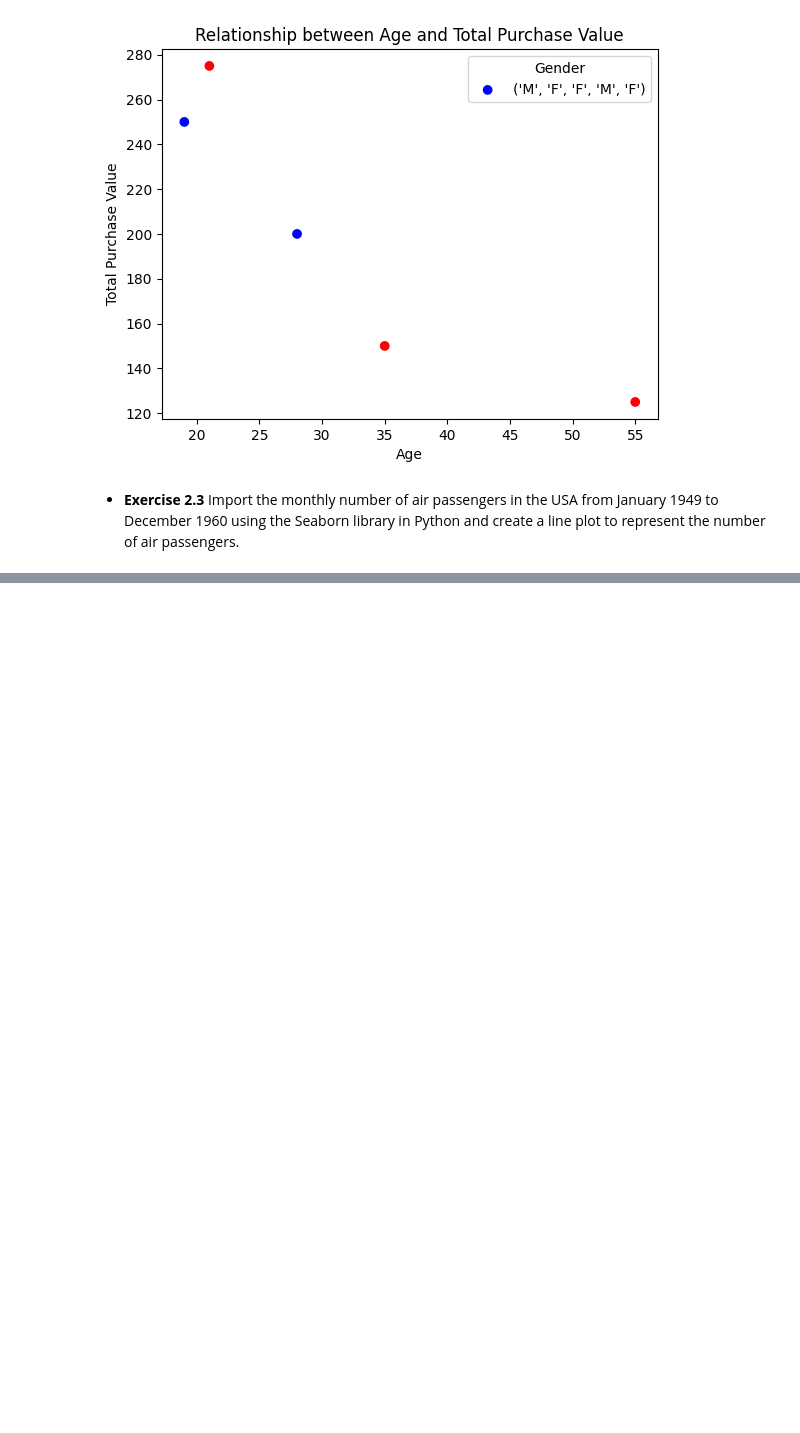
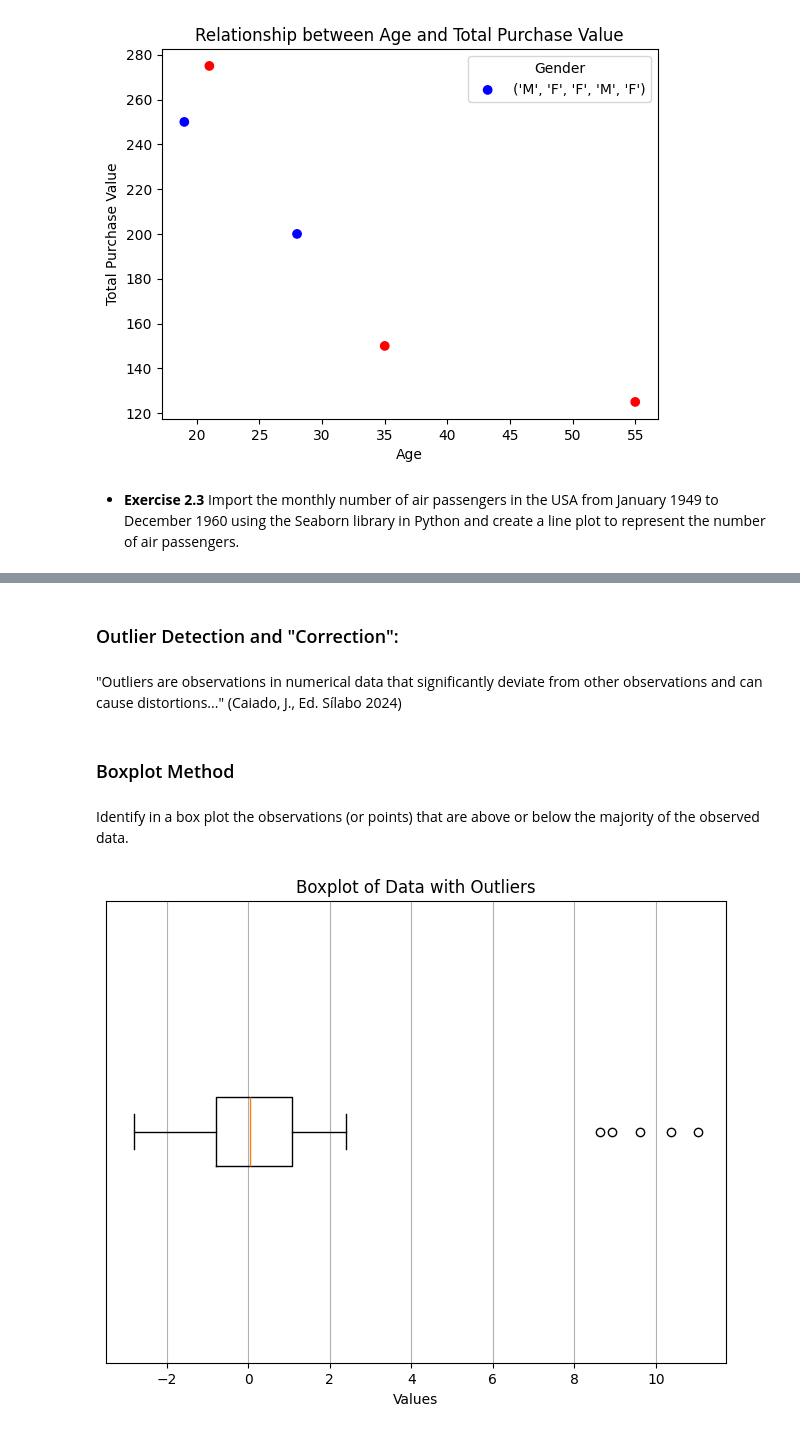
Before and after one commit to miguelcaldeiraa/Analysis-and-Prediction-of-Diamond-Prices, a Jupyter notebook: Data_Modeling.ipynb, the cells around one changed output, grey strips where cells are left out. Cells and saved outputs as stored; diff of their text form; code cells hidden in the pictures; blank space fills up the shorter version.

```diff
--- a/Data_Modeling.ipynb
+++ b/Data_Modeling.ipynb
@@ -539,0 +690,31 @@ plt.show()
+# %% [markdown]
+### Outlier Detection and "Correction":
+# %% [markdown]
+"Outliers are observations in numerical data that significantly deviate from other observations and can cause distortions..." (Caiado, J., Ed. Sílabo 2024)
+# %% [markdown]
+### Boxplot Method
+# %% [markdown]
+Identify in a box plot the observations (or points) that are above or below the majority of the observed data.
+# %%
+import pandas as pd
+import numpy as np
+import matplotlib.pyplot as plt
+
+# Generate sample data with outliers
+np.random.seed(123)
+data = np.random.normal(loc=0, scale=1, size=100)
+data[95:] = data[95:] + 10  # Adding outliers
+
+# Create a DataFrame
+df = pd.DataFrame(data, columns=['Values'])
+
+# Plot boxplot
+plt.figure(figsize=(8, 6))
+plt.boxplot(df['Values'], vert=False)
+plt.title('Boxplot of Data with Outliers')
+plt.xlabel('Values')
+plt.yticks([])
+plt.grid(True)
+plt.show()
+# %% [output]
+[figure, added]
```
Also changed, not shown: parts of 27 cells of this notebook.
